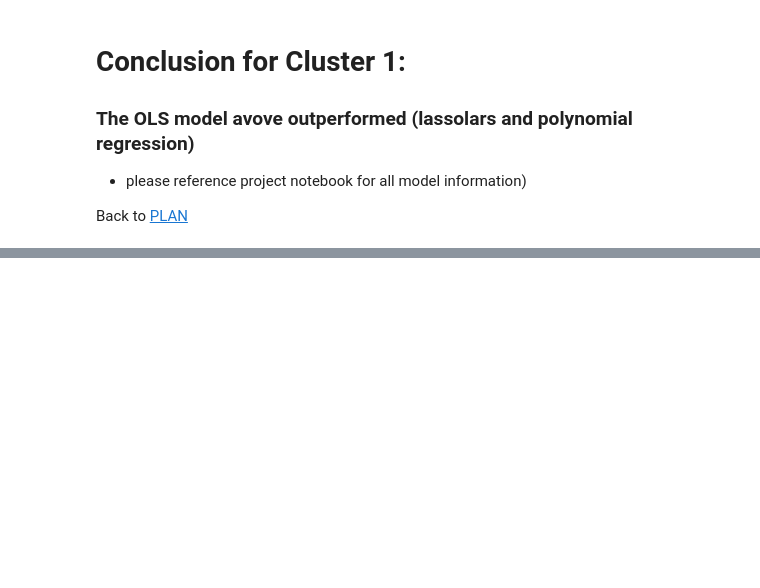
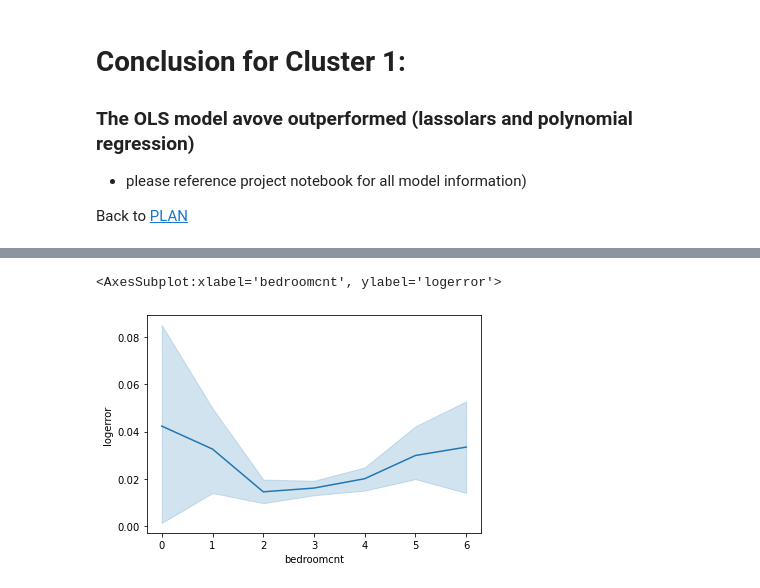
Before and after one commit to EribertoContreras/clustering-exercises, a Jupyter notebook: final_project.ipynb, the cells around one changed output, grey strips where cells are left out. Cells and saved outputs as stored; diff of their text form; code cells hidden in the pictures; blank space fills up the shorter version.

```diff
--- a/final_project.ipynb
+++ b/final_project.ipynb
@@ -548,0 +680,5 @@ Back to [PLAN](#PLAN)
+# %%
+sns.lineplot(data=train, x = 'bedroomcnt' ,y= 'logerror')
+# %% [output]
+<AxesSubplot:xlabel='bedroomcnt', ylabel='logerror'>
+[figure, added]
```
Also changed, not shown: parts of 73 cells of this notebook, 2 other files.
